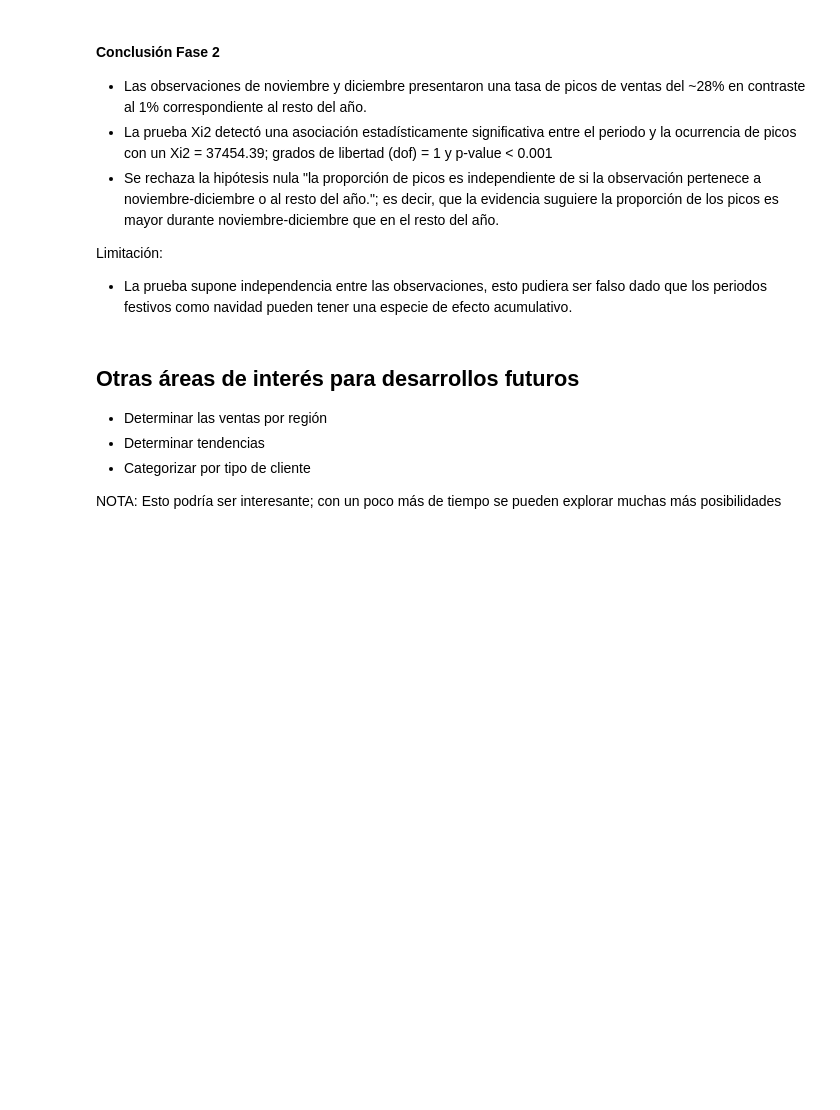
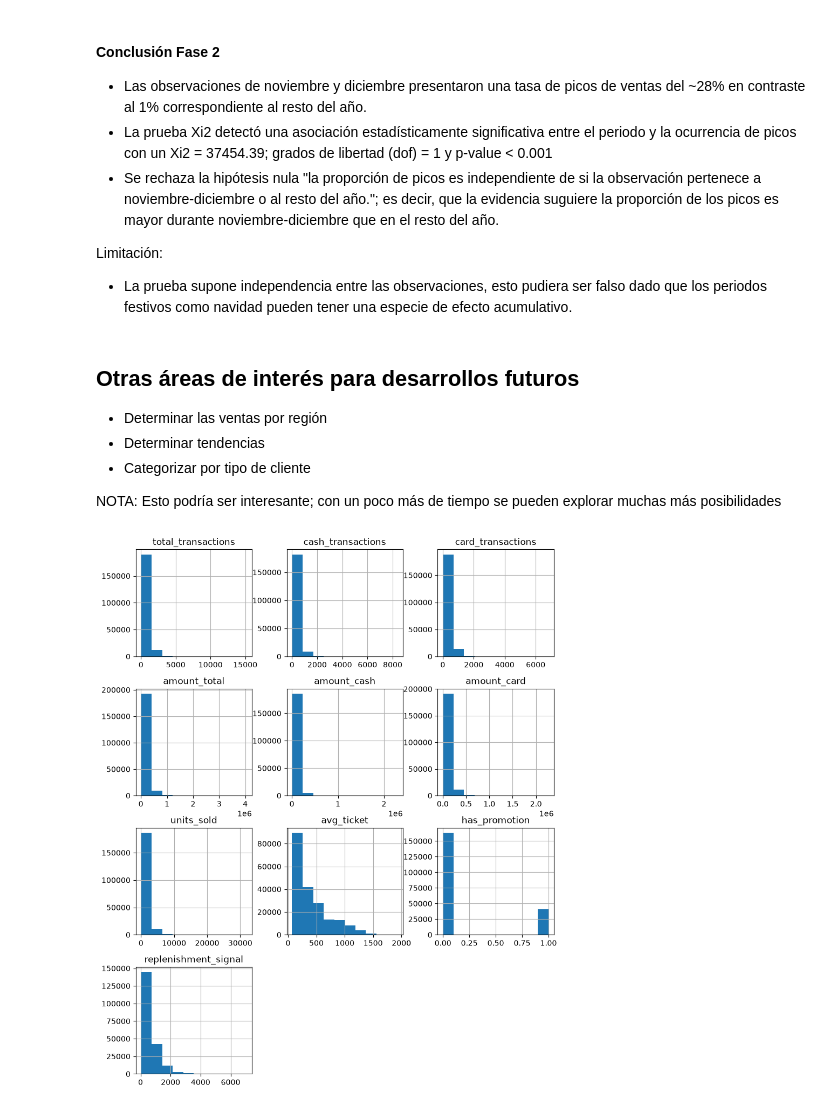
Before and after one commit to Fernandojbf123/Prueba_tecnica_DS, a Jupyter notebook: notebooks/EDA.ipynb, the cells around one changed output. Cells and saved outputs as stored; diff of their text form; code cells hidden in the pictures; blank space fills up the shorter version.

```diff
--- a/notebooks/EDA.ipynb
+++ b/notebooks/EDA.ipynb
@@ -954,3 +954,10 @@ Limitación:
 - Categorizar por tipo de cliente
 
 NOTA: Esto podría ser interesante; con un poco más de tiempo se pueden explorar muchas más posibilidades
+# %%
+transactions.drop('date', axis=1).hist(figsize=(10, 7))
+plt.title("Transactions Histogram")
+plt.subplots_adjust(top=1.5)  # separar titulos
+plt.show()
+# %% [output]
+[figure, added]
```
Also changed, not shown: parts of 5 cells of this notebook, 12 other files.
